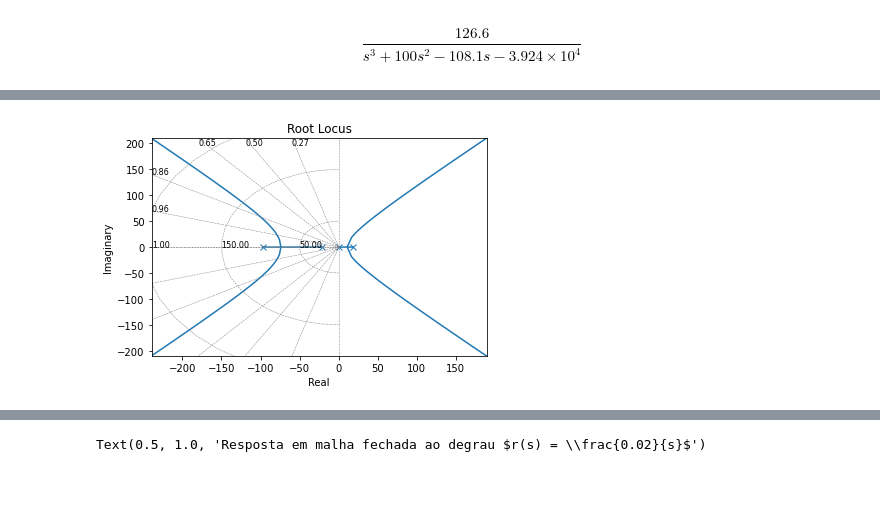
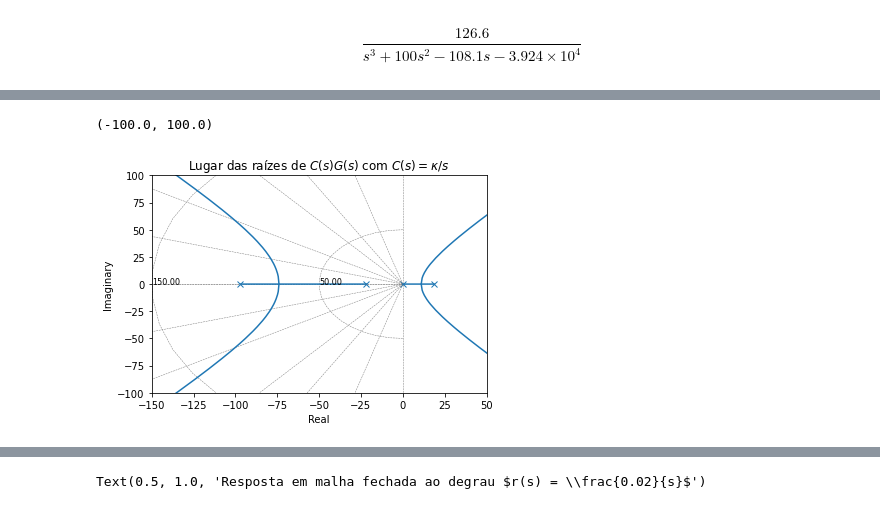
Before and after one commit to MuelasU/projeto_controle, a Jupyter notebook: desenvolvimento.ipynb, the cells around one changed output, grey strips where cells are left out. Cells and saved outputs as stored; diff of their text form; code cells hidden in the pictures; blank space fills up the shorter version.

```diff
--- a/desenvolvimento.ipynb
+++ b/desenvolvimento.ipynb
@@ -88,10 +94,14 @@ _ = control.root_locus(Gs)
 Kp = 1
 Kd = 1
 Ki = 1
-# %%
-Cs = Ki/s
-_ = control.root_locus(Cs*Gs)
-# %% [output]
-[figure, removed]
+# %%
+Cs = Ki/s
+_ = control.root_locus(Cs*Gs)
+plt.title("Lugar das raízes de $C(s)G(s)$ com $C(s) = \kappa/s$")
+plt.xlim(-150,50)
+plt.ylim(-100,100)
+# %% [output]
+(-100.0, 100.0)
+[figure, added]
 # %%
 Ns = (s+8)**2
```
Also changed, not shown: parts of 11 cells of this notebook, 12 other files.
